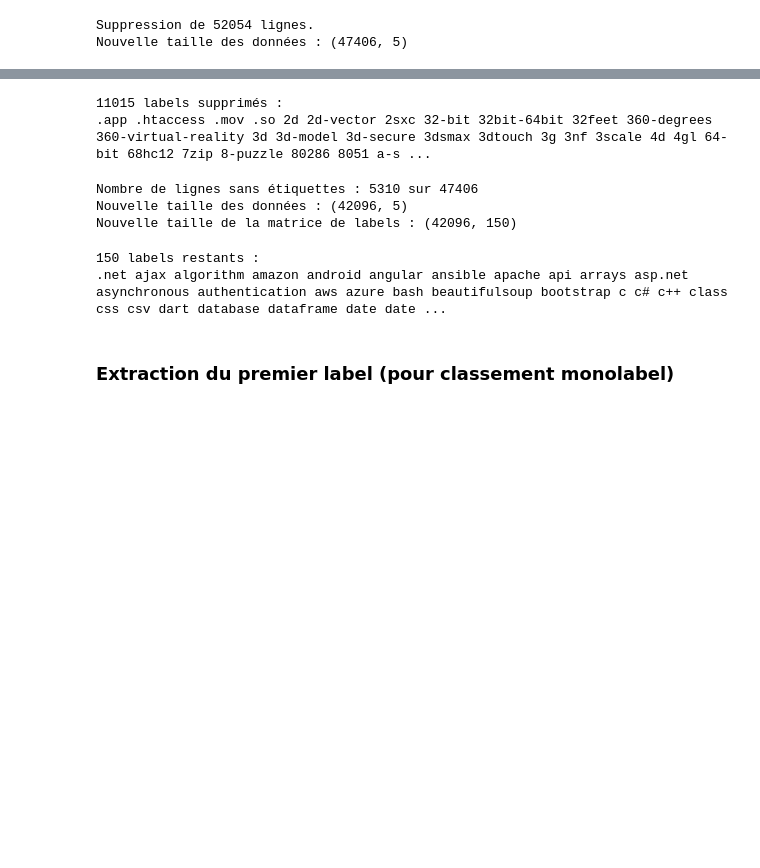
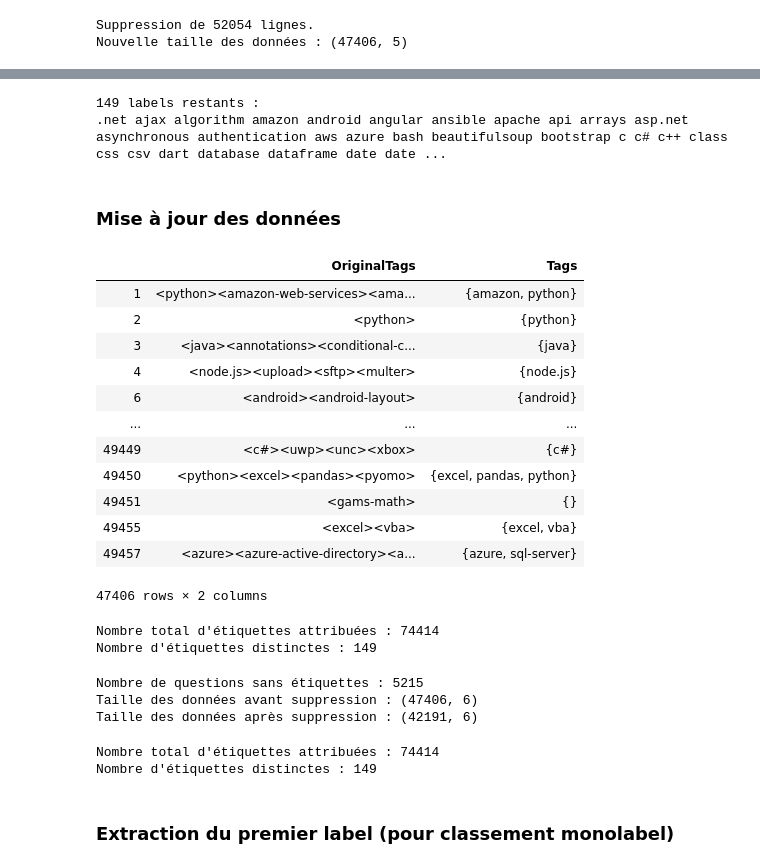
Before and after one commit to RegisC/so_tagging, a Jupyter notebook: P6-Exploration.ipynb, the cells around one changed output, grey strips where cells are left out. Cells and saved outputs as stored; diff of their text form; code cells hidden in the pictures; blank space fills up the shorter version.

```diff
--- a/P6-Exploration.ipynb
+++ b/P6-Exploration.ipynb
@@ -193,29 +264,60 @@ Taille de la matrice des labels après suppression : (47406, 150)
 # %%
-deleted = list(itertools.compress(cv.get_feature_names(), ~keep_cols))
-print(f"{len(deleted)} labels supprimés :")
-print(" ".join(deleted))
+keep_cols = np.resize(keep_cols, -1).tolist() # Masque (liste de booléens)
+labels = set(itertools.compress(cv.get_feature_names(), keep_cols))
+print(f"{len(labels)} labels restants :")
+print(" ".join(sorted(labels)))
 # %% [output]
-11015 labels supprimés :
-.app .htaccess .mov .so 2d 2d-vector 2sxc 32-bit 32bit-64bit 32feet 360-degrees 360-virtual-reality 3d 3d-model 3d-secure 3dsmax 3dtouch 3g 3nf 3scale 4d 4gl 64-bit 68hc12 7zip 8-puzzle 80286 8051 a-s ...
+149 labels restants :
+.net ajax algorithm amazon android angular ansible apache api arrays asp.net asynchronous authentication aws azure bash beautifulsoup bootstrap c c# c++ class css csv dart database dataframe date date ...
-# %%
-keep_rows = np.sum(tags.toarray(), axis=1, keepdims=False) > 0
-count = sum(~keep_rows)
-print(f"Nombre de lignes sans étiquettes : {count} sur {len(keep_rows)}")
-df = df[keep_rows]
-tags = tags[keep_rows, :]
-print(f"Nouvelle taille des données : {df.shape}")
-print(f"Nouvelle taille de la matrice de labels : {tags.shape}")
-# %% [output]
-Nombre de lignes sans étiquettes : 5310 sur 47406
-Nouvelle taille des données : (42096, 5)
-Nouvelle taille de la matrice de labels : (42096, 150)
-# %%
-features = list(itertools.compress(cv.get_feature_names(), keep_cols))
-print(f"{len(features)} labels restants :")
-print(" ".join(features))
-# %% [output]
-150 labels restants :
-.net ajax algorithm amazon android angular ansible apache api arrays asp.net asynchronous authentication aws azure bash beautifulsoup bootstrap c c# c++ class css csv dart database dataframe date date ...
+# %% [markdown]
+### Mise à jour des données
+# %%
+def filter_tags(t):
+    return t.intersection(labels)
+
+df['Tags'] = df['Tags'].apply(filter_tags)
+df[['OriginalTags', 'Tags']]
+# %% [output]
+|  | OriginalTags | Tags |
+| 1 | <python><amazon-web-services><ama... | {amazon, python} |
+| 2 | <python> | {python} |
+| 3 | <java><annotations><conditional-c... | {java} |
+| 4 | <node.js><upload><sftp><multer> | {node.js} |
+| 6 | <android><android-layout> | {android} |
+| ... | ... | ... |
+| 49449 | <c#><uwp><unc><xbox> | {c#} |
+| 49450 | <python><excel><pandas><pyomo> | {excel, pandas, python} |
+| 49451 | <gams-math> | {} |
+| 49455 | <excel><vba> | {excel, vba} |
+| 49457 | <azure><azure-active-directory><a... | {azure, sql-server} |
+47406 rows × 2 columns
+# %%
+cv = CountVectorizer(analyzer='word', preprocessor=dummy, tokenizer=dummy)
+tags = cv.fit_transform(df['Tags'])
+print(f"Nombre total d'étiquettes attribuées : {tags.sum()}")
+print(f"Nombre d'étiquettes distinctes : {len(cv.get_feature_names())}")
+# %% [output]
+Nombre total d'étiquettes attribuées : 74414
+Nombre d'étiquettes distinctes : 149
+# %%
+no_labels = np.squeeze(np.asarray(tags.sum(axis=1))) == 0
+print(f"Nombre de questions sans étiquettes : {sum(no_labels)}")
+print(f"Taille des données avant suppression : {df.shape}")
+df = df.iloc[~no_labels]
+print(f"Taille des données après suppression : {df.shape}")
+# %% [output]
+Nombre de questions sans étiquettes : 5215
+Taille des données avant suppression : (47406, 6)
+Taille des données après suppression : (42191, 6)
+# %%
+cv = CountVectorizer(analyzer='word', preprocessor=dummy, tokenizer=dummy)
+tags = cv.fit_transform(df['Tags'])
+labels = cv.get_feature_names()
+print(f"Nombre total d'étiquettes attribuées : {tags.sum()}")
+print(f"Nombre d'étiquettes distinctes : {len(labels)}")
+# %% [output]
+Nombre total d'étiquettes attribuées : 74414
+Nombre d'étiquettes distinctes : 149
 # %% [markdown]
 ### Extraction du premier label (pour classement monolabel)
 # %%
```
Also changed, not shown: parts of 40 cells of this notebook, 2 other files.
